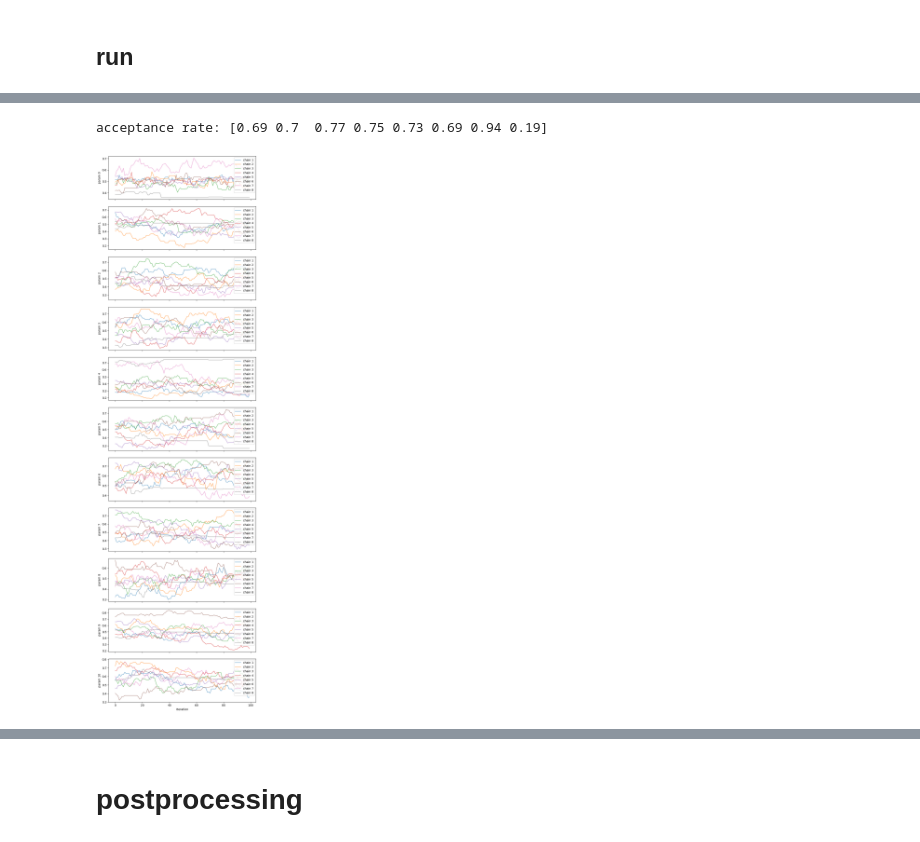
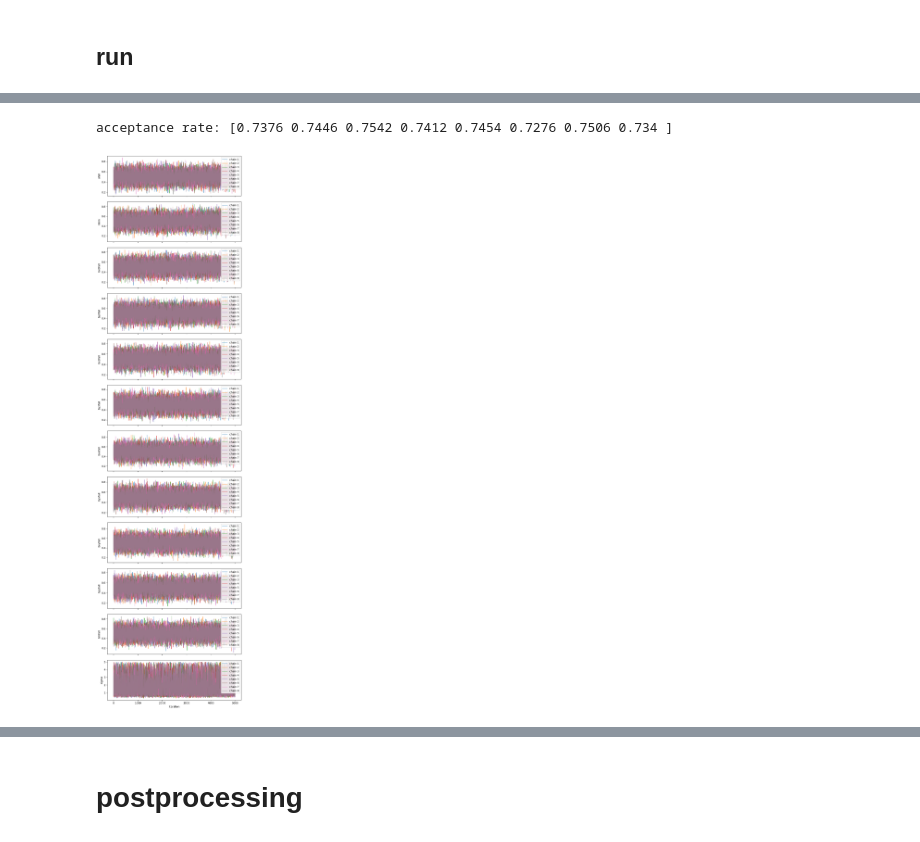
Before and after one commit to arthurzqhu/BOSS_PPE, a Jupyter notebook: single_cat_MCMC_PPE.ipynb, the cells around one changed output, grey strips where cells are left out. Saved outputs shown, nothing was run; the diff lists cells and outputs as text; code cells hidden in the pictures.

```diff
--- a/single_cat_MCMC_PPE.ipynb
+++ b/single_cat_MCMC_PPE.ipynb
@@ -39,8 +47,9 @@ print(gpus)
 # %% [markdown]
 ## read files
 # %%
-case_name = 'rainshaftdt300'
-base_path = '/Users/arthurhu/github/BOSS_PPE/summary_ncs/'
+case_name = 'rainshaft_Vx_r1_N10000_dt300'
+base_path = 'summary_ncs/'
+# base_path = '/Users/arthurhu/github/BOSS_PPE/summary_ncs/'
 # base_path = '/pscratch/sd/a/arthurhu/BOSS_PPE/summary_ncs/'
 filename = case_name + '.nc'
 
@@ -159,3 +168,3 @@ plt.hist(tgt_all[:,a+6:a+2580].flatten(), bins=100)
 # %%
 # cc_model = tf.keras.models.load_model('condcoll_multioutput_try5_no_dropout.keras', compile=False)
-cc_model = tf.keras.models.load_model('models/multioutput_try5_rainshaftdt300_M3069.keras', compile=False)
+cc_model = tf.keras.models.load_model('models/multioutput_try14_rainshaft_Vmx_r1.keras', compile=False)
@@ -169,8 +171,10 @@ I0000 00:00:1747954986.666720 67875868 pluggable_device_factory.cc:271] Created
 # %%
 # REVIEW: check every time if this is true ... not sure how to implement this programatically
-param_table = pd.read_csv('/Users/arthurhu/Library/Mobile Documents/com~apple~CloudDocs/storage/postdoc/CloudBOSS/param_consolid_RICO.csv')
+param_table = pd.read_csv('/home/arthurhu/Cloud_BOSS/param_consolid_RICO.csv')
+# param_table = pd.read_csv('/Users/arthurhu/Library/Mobile Documents/com~apple~CloudDocs/storage/postdoc/CloudBOSS/param_consolid_RICO.csv')
 # param_table = pd.read_csv('/global/u2/a/arthurhu/Cloud_BOSS/param_consolid_RICO.csv')
 param_names = param_table.columns[param_interest_idx + 1].to_list()
+param_names.append('sigma')
 param_mean = param_table.values[0, param_interest_idx + 1].astype(np.float32)
 param_std = param_table.values[1, param_interest_idx + 1].astype(np.float32)
 # param_std[param_not_int_idx] = 0
@@ -336,36 +328,36 @@ Error:
 # %%
 # def toy_lp(x): return tfd.Normal(0.,1.).log_prob(x)
 # hmc = tfp.mcmc.HamiltonianMonteCarlo(toy_lp, step_size=0.1, num_leapfrog_steps=3)
 # samples, _ = tfp.mcmc.sample_chain(num_results=500, current_state=0., kernel=hmc, num_burnin_steps=200, seed=0)
 # plt.plot(samples.numpy())  # should look fuzzy, not flat
 # tfd.Normal(0.,1.).log_prob(0)
 # tfd.Uniform(low=0.0, high=1.0).log_prob(1.)
 # i = 7
 
 # --- 4. Trace plots ---
-def plot_traces(posterior, title):
+def plot_traces(posterior, pnames):
     its, chains, dims = posterior.shape
     fig, axes = plt.subplots(dims, 1, figsize=(8, 2.5*dims), sharex=True)
     for d in range(dims):
         for c in range(chains):
             axes[d].plot(posterior[:,c,d], alpha=0.6, label=f'chain {c+1}')
-        axes[d].set_ylabel(f'param {d}')
+        axes[d].set_ylabel(pnames[d])
         axes[d].legend(loc='upper right')
     axes[-1].set_xlabel('Iteration')
-    fig.suptitle(title)
     plt.tight_layout()
     plt.show()
 
 try:
     print("acceptance rate:", sum(kr.is_accepted.numpy())/num_samples)
 except AttributeError:
     print("acceptance rate:", sum(kr.inner_results.is_accepted.numpy())/num_samples)
 
-plot_traces(tfb.Sigmoid().forward(samples), "")
+transformed_samples = tf.concat([tfb.Sigmoid().forward(samples[:,:,:-1]), tf.exp(samples[:,:,-1:])], axis=2)
+plot_traces(transformed_samples, param_names)
 # kr
 # %% [output]
-acceptance rate: [0.69 0.7  0.77 0.75 0.73 0.69 0.94 0.19]
+acceptance rate: [0.7376 0.7446 0.7542 0.7412 0.7454 0.7276 0.7506 0.734 ]
-[figure, old version]
+[figure, new version]
 # %%
 # i=7
 print(tfp.mcmc.effective_sample_size(samples).numpy())
```
Also changed, not shown: parts of 24 cells of this notebook, 5 other files.
